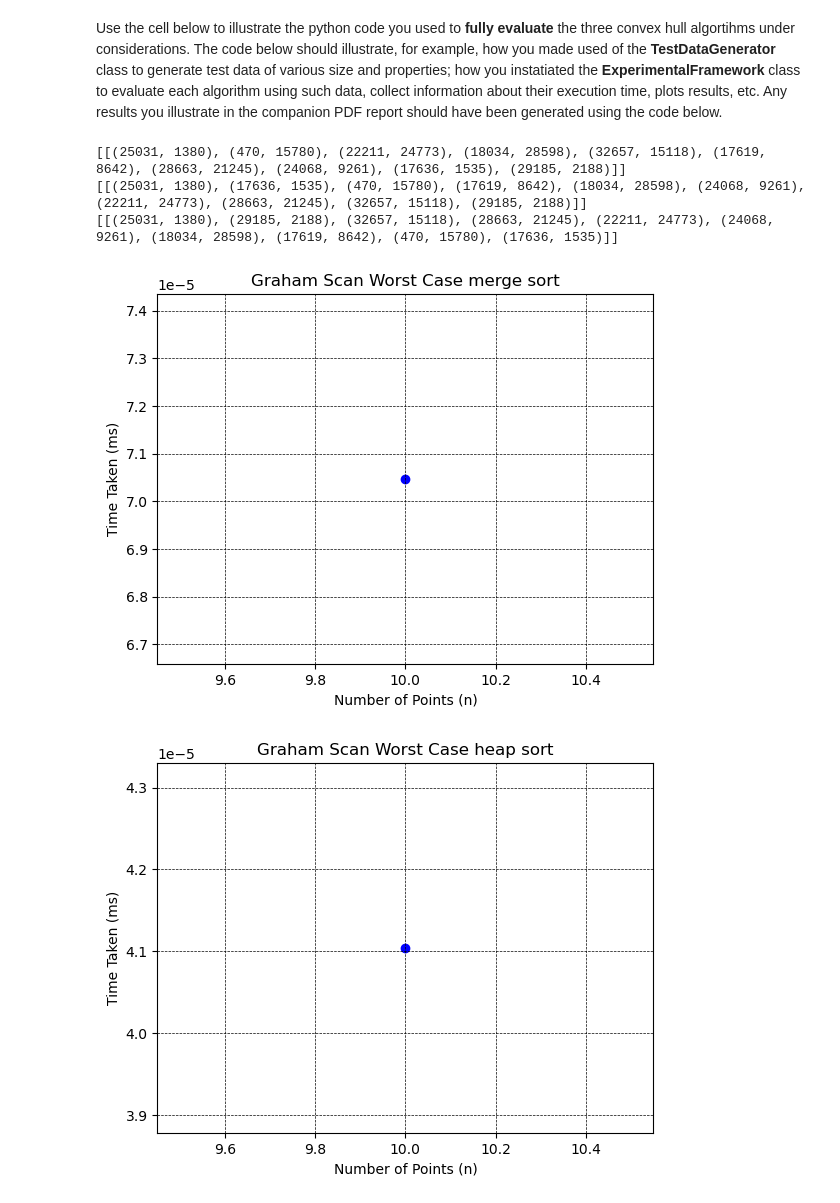
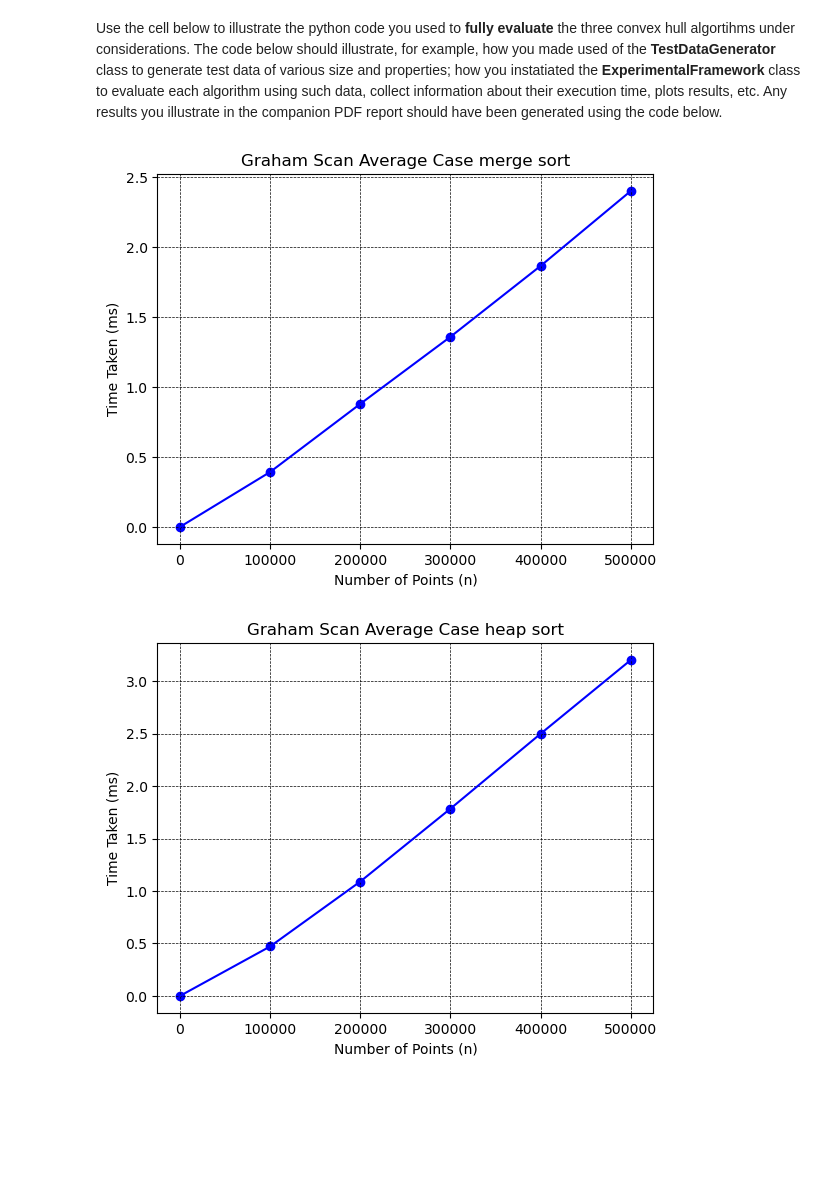
Before and after one commit to ibrahim-gabol-19/AlgrthmsRep, a Jupyter notebook: grp-4-0005code.ipynb, the cells around one changed output. Drawn from its saved outputs; the diff is of its cells as text; code cells hidden in the pictures; blank space fills up the shorter version.

```diff
--- a/grp-4-0005code.ipynb
+++ b/grp-4-0005code.ipynb
@@ -502,7 +502,7 @@ class ExperimentalFramework():
         plt.show()
 
     #ADD YOUR CODE HERE
-    def reportGrahamScanAverageCase(self, ranges=[100, 200, 300, 400, 500, 600, 700, 800, 900, 1000, 1100, 1200, 1300, 1400, 1500, 1600, 1700, 1800, 1900, 2000] , sortingAlgorithmsToUse=["merge", "heap", "quick"], numOfTests=3):
+    def reportGrahamScanAverageCase(self, ranges=[i for i in range(100, 25500, 100)], sortingAlgorithmsToUse=["merge", "heap", "quick"], numOfTests=5):
 
         # Generate test data
         inputData = []
@@ -525,7 +525,7 @@ class ExperimentalFramework():
         for i in range(len(sortingAlgorithmsToUse)):
             self.plot("Graham Scan Average Case " + sortingAlgorithmsToUse[i] + " sort", ranges, algorithmsTimes[i])
 
-    def reportGrahamScanWorstCase(self, ranges=[100, 200, 300, 400, 500, 600, 700, 800, 900, 1000, 1100, 1200, 1300, 1400, 1500, 1600, 1700, 1800, 1900, 2000] , sortingAlgorithmsToUse=["merge", "heap", "quick"], numOfTests=1):
+    def reportGrahamScanWorstCase(self, ranges = [i for i in range(100, 2550, 100)], sortingAlgorithmsToUse=["merge", "heap", "quick"], numOfTests=5):
 
         # Generate test data
         inputData = []
@@ -539,9 +539,7 @@ class ExperimentalFramework():
             inputDataMerge.append(self.testData.generateMergeSortWorstCase(num))
             inputDataHeap.append(self.testData.generateHeapSortWorstCase(num))
             inputDataQuick.append(self.testData.generateQuickSortWorstCase(num))
-        print(inputDataMerge)
-        print(inputDataHeap)
-        print(inputDataQuick)
+
         # Perform algorithm
         algorithmsTimes = []
         for algorithm in sortingAlgorithmsToUse:
@@ -603,15 +601,17 @@ Use the cell below to illustrate the python code you used to **fully evaluate**
 # %%
 # ADD YOUR TEST CODE HERE
 framework = ExperimentalFramework()
 
+ranges = [i for i in range(100, 555000, 100000)]
+sortingAlgorithmsToUse=["merge", "heap"]
+numOfTests = 1
+
+sortingAlgorithms = ["merge", "heap"]
 # Should also add polymorphism
-# framework.reportGrahamScanAverageCase()
-framework.reportGrahamScanWorstCase()
+framework.reportGrahamScanAverageCase(ranges, sortingAlgorithms, numOfTests)
+framework.reportGrahamScanWorstCase(ranges, sortingAlgorithms, numOfTests)
 # framework.reportJarvisMarchAverageCase()
 #framework.reportJarvisMarchWorstCase()
 # %% [output]
-[[(25031, 1380), (470, 15780), (22211, 24773), (18034, 28598), (32657, 15118), (17619, 8642), (28663, 21245), (24068, 9261), (17636, 1535), (29185, 2188)]]
-[[(25031, 1380), (17636, 1535), (470, 15780), (17619, 8642), (18034, 28598), (24068, 9261), (22211, 24773), (28663, 21245), (32657, 15118), (29185, 2188)]]
-[[(25031, 1380), (29185, 2188), (32657, 15118), (28663, 21245), (22211, 24773), (24068, 9261), (18034, 28598), (17619, 8642), (470, 15780), (17636, 1535)]]
-[figure, old version]
+[figure, new version]
-[figure, old version]
+[figure, new version]
```
Also changed, not shown: parts of 2 cells of this notebook.
